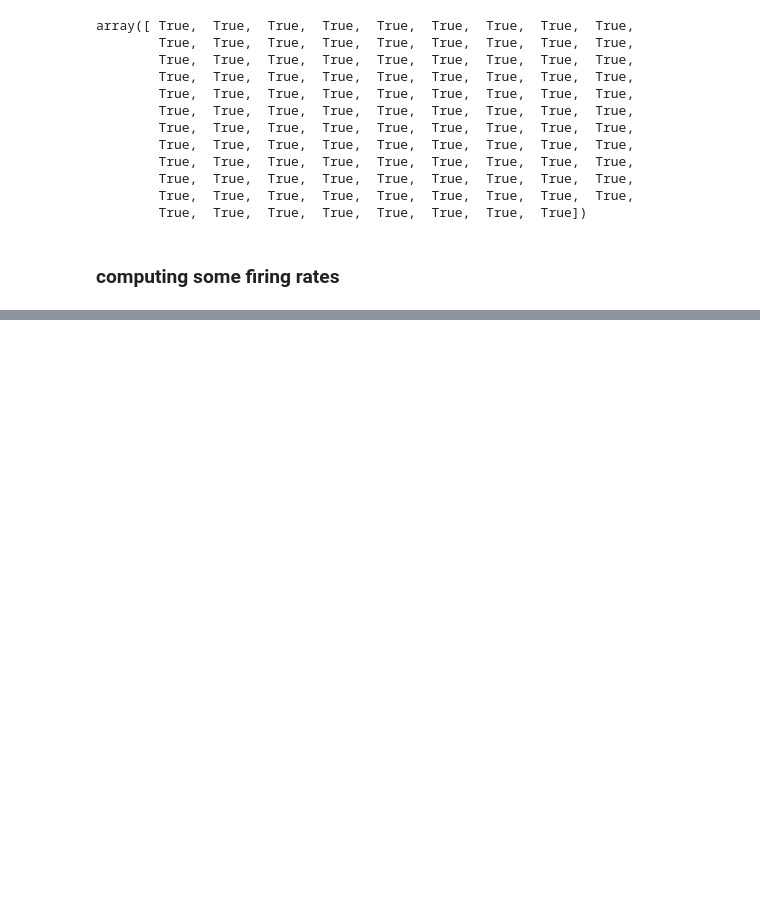
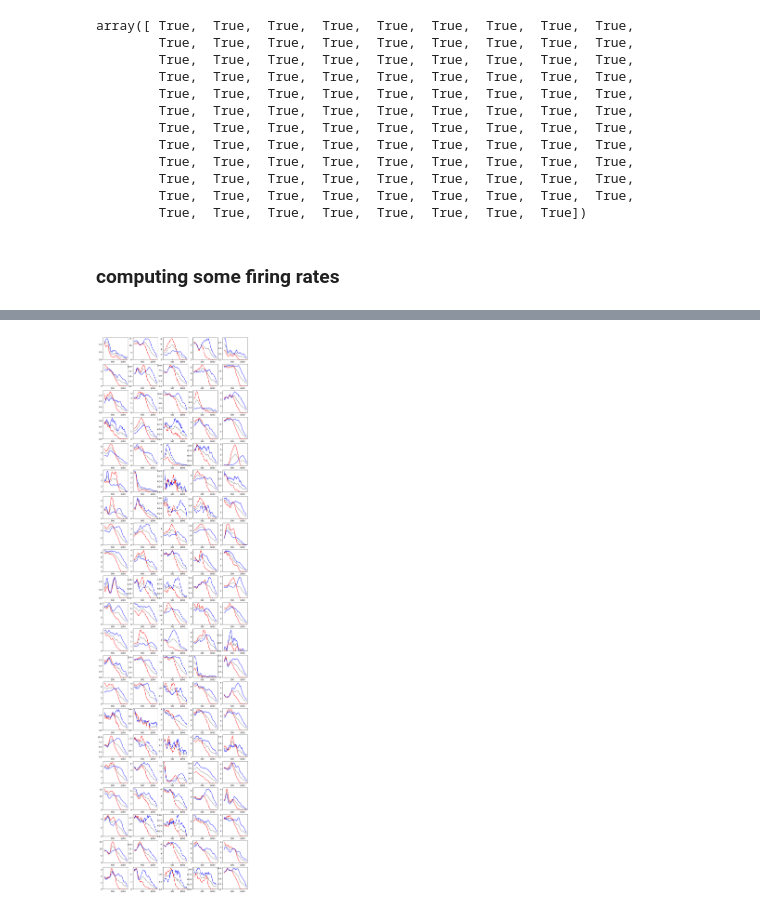
Before and after one commit to CONECT-INT/2023_CENTURI-SummerSchool, a Jupyter notebook: dataset2_laurent_computing-firingrate.ipynb, the cells around one changed output, grey strips where cells are left out. Cells and saved outputs as stored; diff of their text form; code cells hidden in the pictures; blank space fills up the shorter version.

```diff
--- a/dataset2_laurent_computing-firingrate.ipynb
+++ b/dataset2_laurent_computing-firingrate.ipynb
@@ -123,0 +138,10 @@ array([[[0., 0., 0., ..., 0., 0., 0.],
+# %%
+N_neurons_cols = int(np.sqrt(N_neurons)/2)
+fig, axs = plt.subplots(N_neurons//N_neurons_cols, N_neurons_cols, figsize=(13, 5*N_neurons_sqrt))
+for i_neuron, ax in enumerate(axs.ravel()):
+    ax.plot(timepoints, np.nanmean(fr[:, i_neuron, :], axis=-1), 'k', alpha=.5)
+    ax.plot(timepoints, np.nanmean(fr[:, i_neuron, id_short==True], axis=-1), 'r')
+    ax.plot(timepoints, np.nanmean(fr[:, i_neuron, id_short==False], axis=-1), 'b')
+    ax.set_ylim(0)
+# %% [output]
+[figure, added]
```
Also changed, not shown: parts of 8 cells of this notebook.
